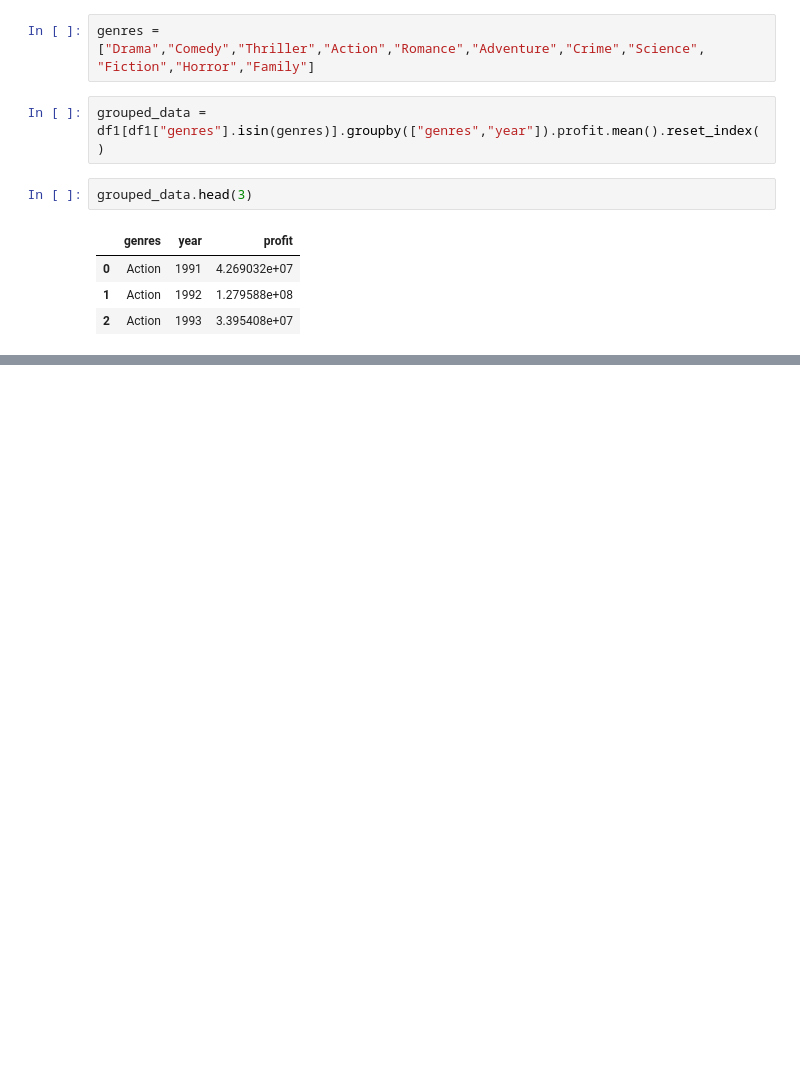
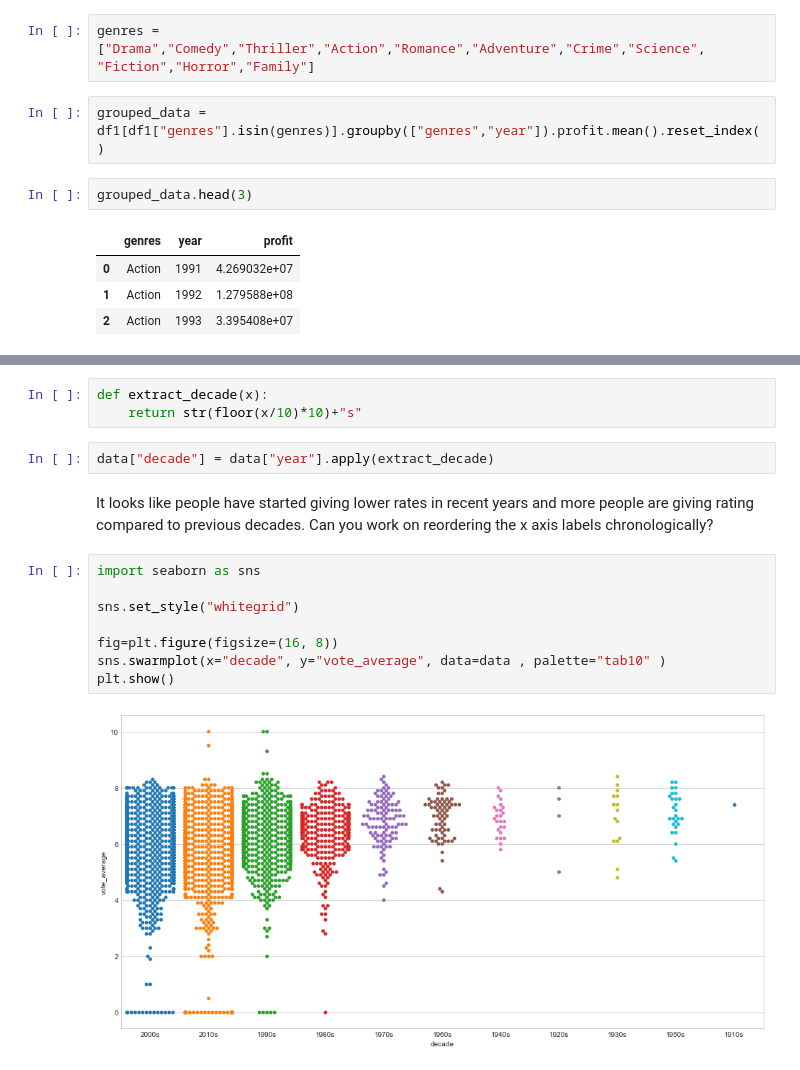
Before and after one commit to k7p/dataviz_project, a Jupyter notebook: code/visual1.ipynb, the cells around one changed output, grey strips where cells are left out. Drawn from its saved outputs; the diff is of its cells as text; blank space fills up the shorter version.

```diff
--- a/code/visual1.ipynb
+++ b/code/visual1.ipynb
@@ -179,0 +213,17 @@ show(p)
+# %%
+def extract_decade(x):
+    return str(floor(x/10)*10)+"s"
+# %%
+data["decade"] = data["year"].apply(extract_decade)
+# %% [markdown]
+It looks like people have started giving lower rates in recent years and more people are giving rating compared to previous decades. Can you work on reordering the x axis labels chronologically?
+# %%
+import seaborn as sns
+
+sns.set_style("whitegrid")
+
+fig=plt.figure(figsize=(16, 8))
+sns.swarmplot(x="decade", y="vote_average", data=data , palette="tab10" )
+plt.show()
+# %% [output]
+[figure, added]
```
Also changed, not shown: parts of 11 cells of this notebook.
